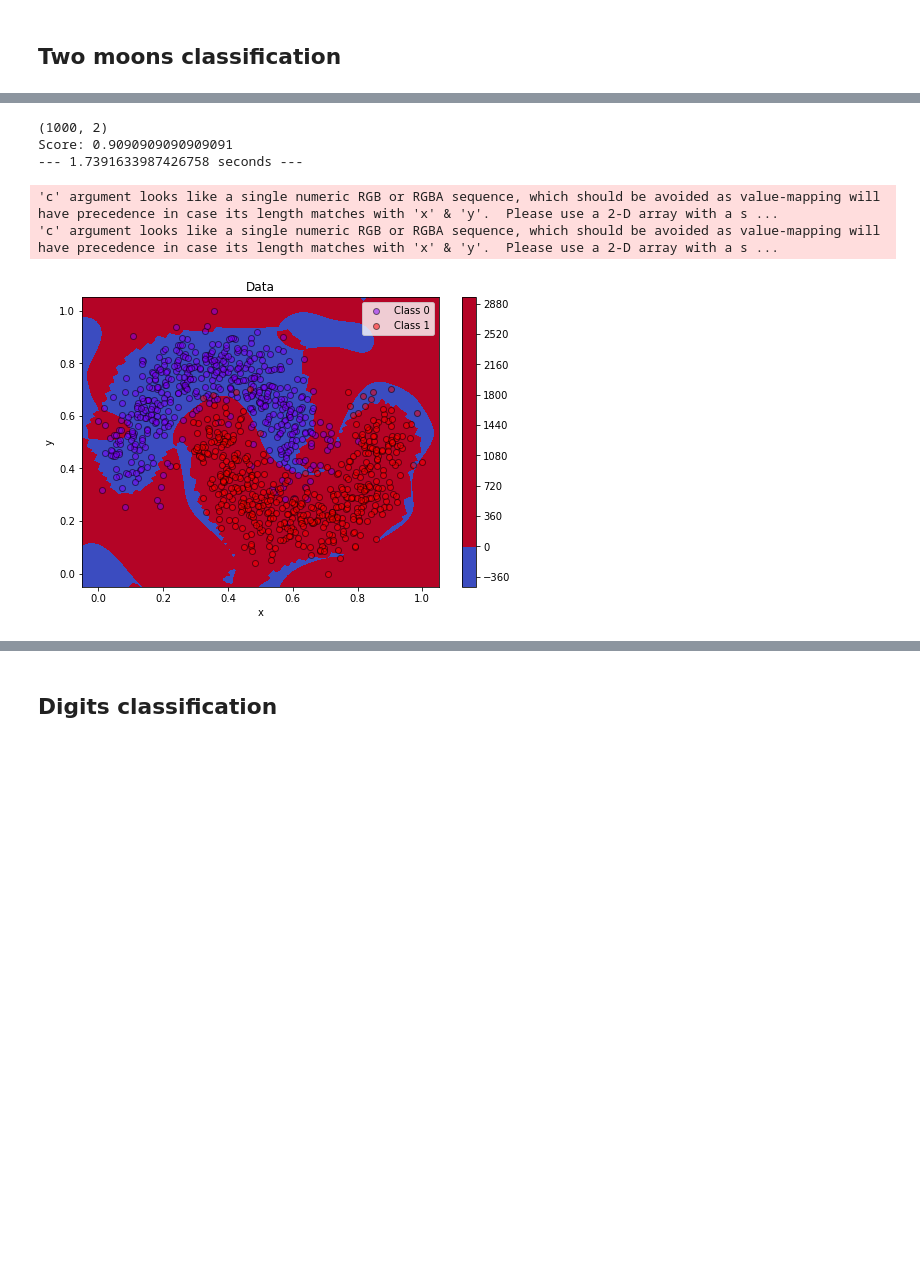
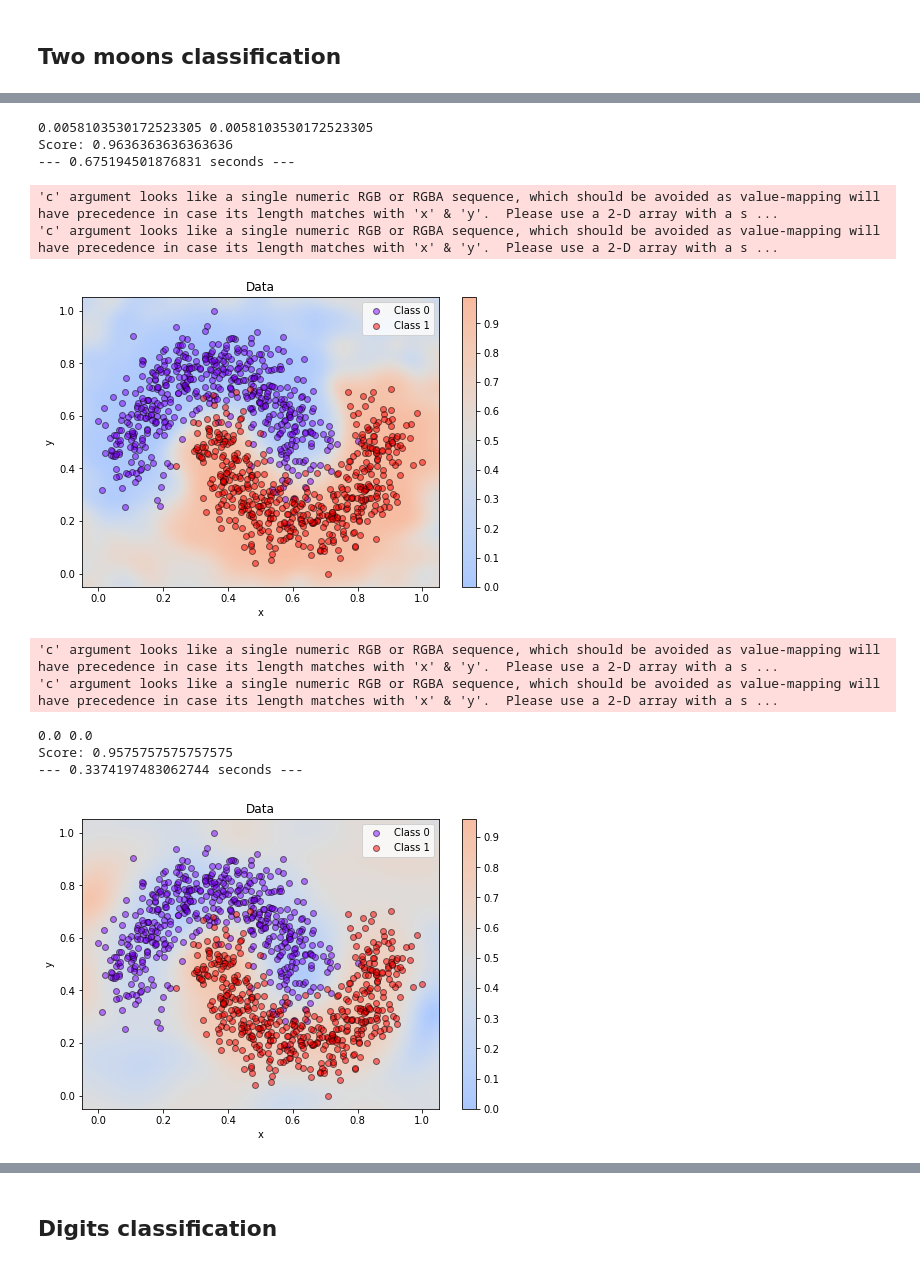
Before and after one commit to fagonzalezo/sklearn-kdcrf, a Jupyter notebook: examples/KDCRF.ipynb, the cells around one changed output, grey strips where cells are left out. Saved outputs shown, nothing was run; the diff lists cells and outputs as text; code cells hidden in the pictures; blank space fills up the shorter version.

```diff
--- a/examples/KDCRF.ipynb
+++ b/examples/KDCRF.ipynb
@@ -235,3 +235,22 @@ Score: 0.9575757575757575
+# %%
+
+start_time = time.time()
+sampler = RBFSamplerORF(gamma=100, random_state=17, n_components=1000)
+clf = KDClassifierRF(approx='rff+', gamma=100, random_state=17, n_components=1000, sampler=sampler, square_dot=True)
+clf.fit(X_train, y_train)
+
+pl.figure(figsize = (8,16/3))
+plot_decision_region(X, gen_pred_fun(clf))
+plot_data(X, y)
+print("Score:",clf.score(X_test, y_test))
+print("--- %s seconds ---" % (time.time() - start_time))
+# %% [output]
+0.0058103530172523305 0.0058103530172523305
+Score: 0.9636363636363636
+--- 0.675194501876831 seconds ---
+'c' argument looks like a single numeric RGB or RGBA sequence, which should be avoided as value-mapping will have precedence in case its length matches with 'x' & 'y'.  Please use a 2-D array with a s ...
+'c' argument looks like a single numeric RGB or RGBA sequence, which should be avoided as value-mapping will have precedence in case its length matches with 'x' & 'y'.  Please use a 2-D array with a s ...
+[figure, added]
 # %%
 
 start_time = time.time()
@@ -245,12 +264,12 @@ plot_data(X, y)
 print("Score:",clf.score(X_test, y_test))
 print("--- %s seconds ---" % (time.time() - start_time))
 # %% [output]
-(1000, 2)
-Score: 0.9090909090909091
---- 1.7391633987426758 seconds ---
+'c' argument looks like a single numeric RGB or RGBA sequence, which should be avoided as value-mapping will have precedence in case its length matches with 'x' & 'y'.  Please use a 2-D array with a s ...
+'c' argument looks like a single numeric RGB or RGBA sequence, which should be avoided as value-mapping will have precedence in case its length matches with 'x' & 'y'.  Please use a 2-D array with a s ...
-'c' argument looks like a single numeric RGB or RGBA sequence, which should be avoided as value-mapping will have precedence in case its length matches with 'x' & 'y'.  Please use a 2-D array with a s ...
-'c' argument looks like a single numeric RGB or RGBA sequence, which should be avoided as value-mapping will have precedence in case its length matches with 'x' & 'y'.  Please use a 2-D array with a s ...
+0.0 0.0
+Score: 0.9575757575757575
+--- 0.3374197483062744 seconds ---
-[figure, old version]
+[figure, new version]
 # %%
 
 start_time = time.time()
```
Also changed, not shown: parts of 26 cells of this notebook.
